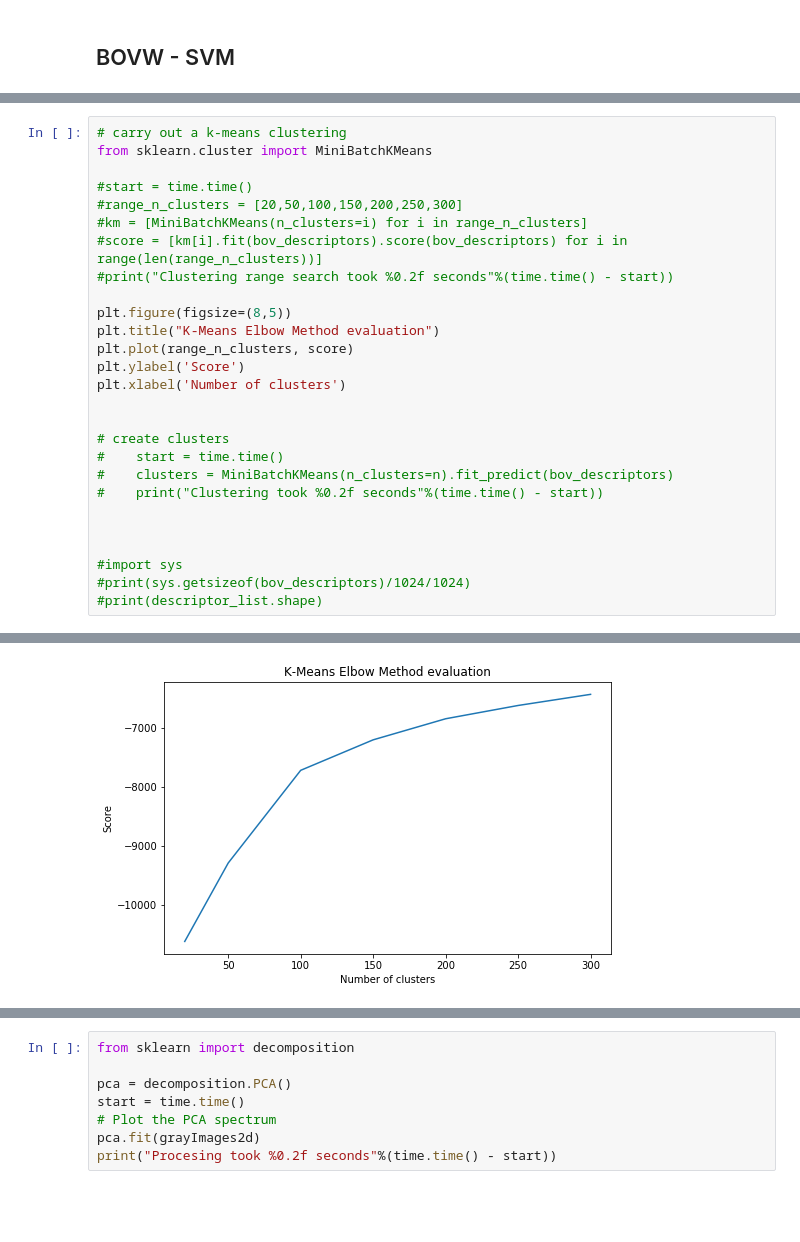
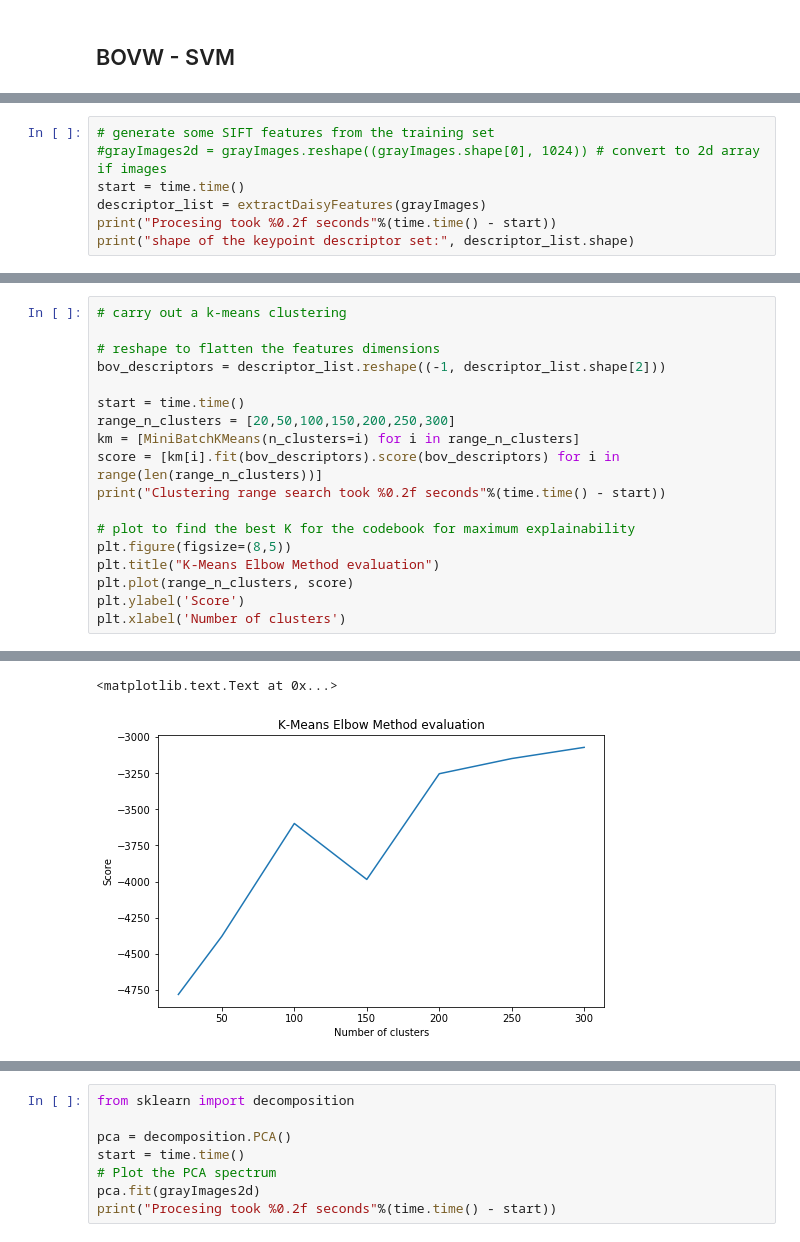
Before and after one commit to nagibshah/CIFAR-10-ImageClassifier, a Jupyter notebook: Cifar10-ImageClassifier.ipynb, the cells around one changed output, grey strips where cells are left out. Drawn from its saved outputs; the diff is of its cells as text; blank space fills up the shorter version.

```diff
--- a/Cifar10-ImageClassifier.ipynb
+++ b/Cifar10-ImageClassifier.ipynb
@@ -793,0 +636,7 @@ Procesing took 93.63 seconds
+# %%
+# generate some SIFT features from the training set
+#grayImages2d = grayImages.reshape((grayImages.shape[0], 1024)) # convert to 2d array if images
+start = time.time()
+descriptor_list = extractDaisyFeatures(grayImages)
+print("Procesing took %0.2f seconds"%(time.time() - start))
+print("shape of the keypoint descriptor set:", descriptor_list.shape)
@@ -794,28 +655,19 @@ Procesing took 93.63 seconds
 # %%
 # carry out a k-means clustering
-from sklearn.cluster import MiniBatchKMeans
 
-#start = time.time()
-#range_n_clusters = [20,50,100,150,200,250,300]
-#km = [MiniBatchKMeans(n_clusters=i) for i in range_n_clusters]
-#score = [km[i].fit(bov_descriptors).score(bov_descriptors) for i in range(len(range_n_clusters))]
-#print("Clustering range search took %0.2f seconds"%(time.time() - start))
+# reshape to flatten the features dimensions
+bov_descriptors = descriptor_list.reshape((-1, descriptor_list.shape[2]))
 
+start = time.time()
+range_n_clusters = [20,50,100,150,200,250,300]
+km = [MiniBatchKMeans(n_clusters=i) for i in range_n_clusters]
+score = [km[i].fit(bov_descriptors).score(bov_descriptors) for i in range(len(range_n_clusters))]
+print("Clustering range search took %0.2f seconds"%(time.time() - start))
+
+# plot to find the best K for the codebook for maximum explainability
 plt.figure(figsize=(8,5))
 plt.title("K-Means Elbow Method evaluation")
 plt.plot(range_n_clusters, score)
 plt.ylabel('Score')
 plt.xlabel('Number of clusters')
-
-
-# create clusters
-#    start = time.time()
-#    clusters = MiniBatchKMeans(n_clusters=n).fit_predict(bov_descriptors)
-#    print("Clustering took %0.2f seconds"%(time.time() - start))
-
-
-
-#import sys
-#print(sys.getsizeof(bov_descriptors)/1024/1024)
-#print(descriptor_list.shape)
 # %% [output]
@@ -823 +675,2 @@ plt.xlabel('Number of clusters')
+<matplotlib.text.Text at 0x...>
-[figure, old version]
+[figure, new version]
```
Also changed, not shown: parts of 27 cells of this notebook.
